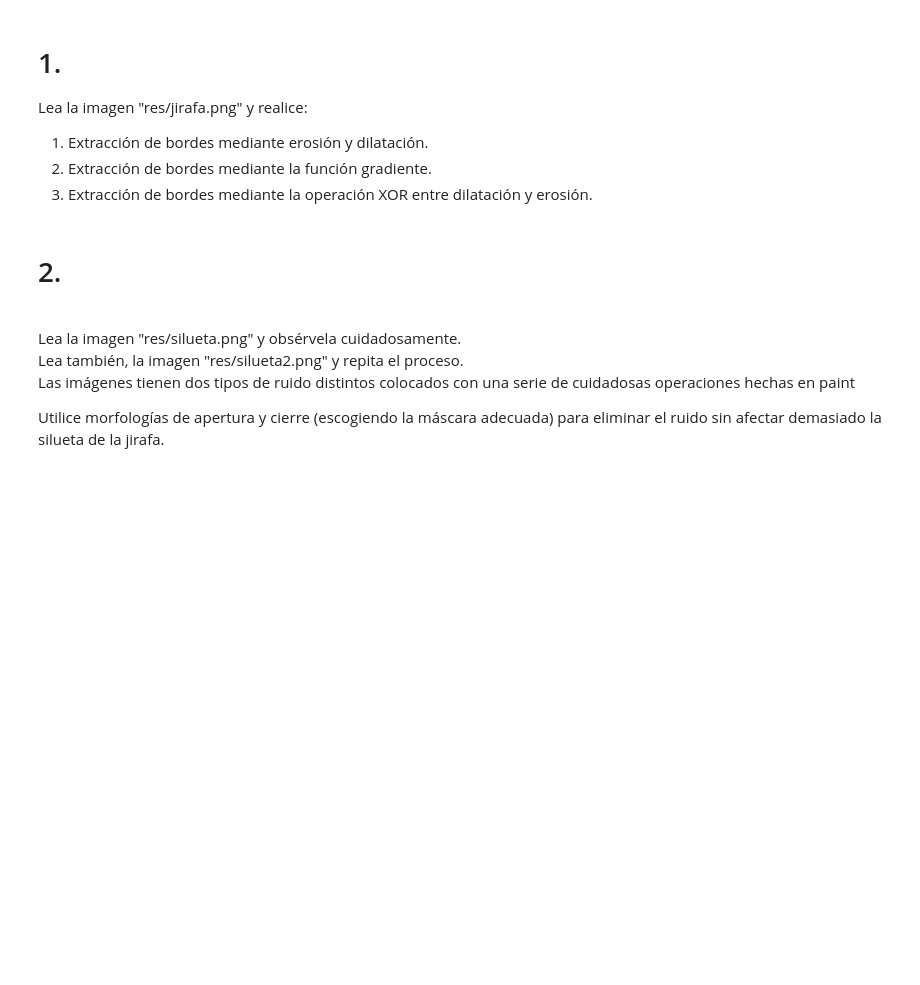
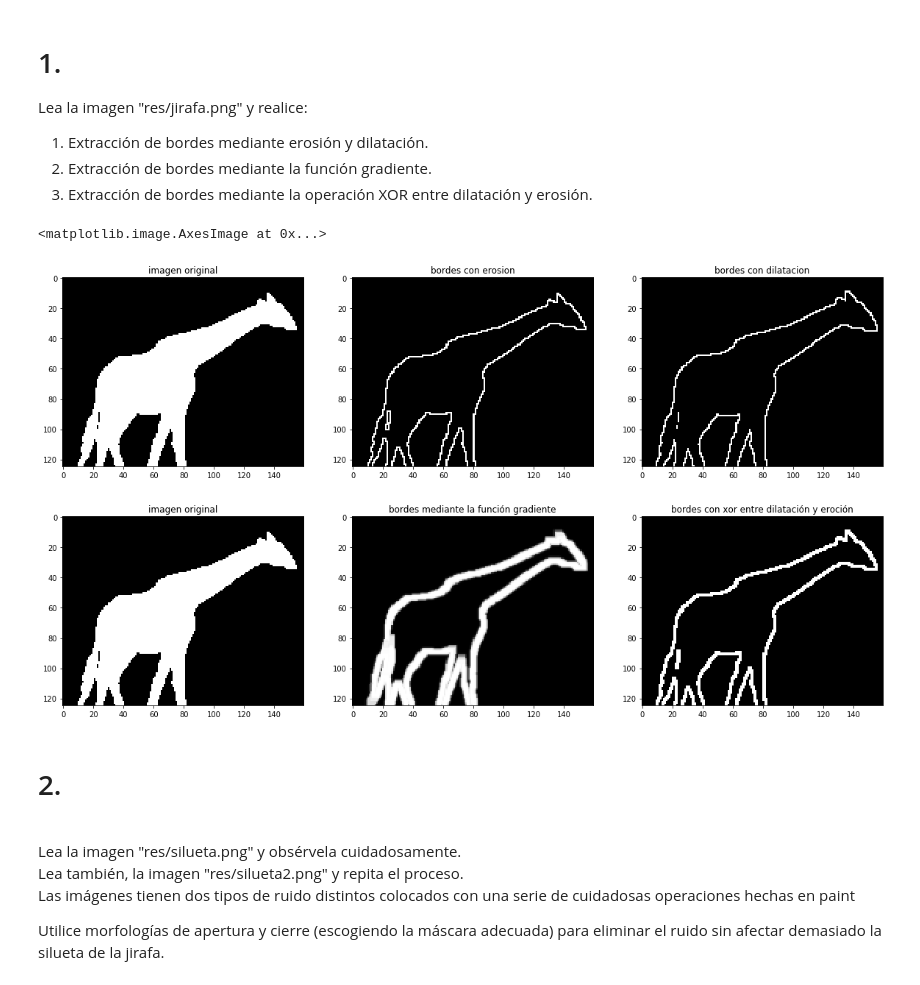
Before and after one commit to saarboledaz/vision_artificial_2019, a Jupyter notebook: Practica 5 morfo excarac/Practica 5 Morfología y Extracción.ipynb, the cells around one changed output. Saved outputs shown, nothing was run; the diff lists cells and outputs as text; code cells hidden in the pictures; blank space fills up the shorter version.

```diff
--- a/Practica 5 morfo excarac/Practica 5 Morfología y Extracción.ipynb
+++ b/Practica 5 morfo excarac/Practica 5 Morfología y Extracción.ipynb
@@ -29,6 +29,45 @@ Lea la imagen "res/jirafa.png" y realice:
 1. Extracción de bordes mediante erosión y dilatación.
 2. Extracción de bordes mediante la función gradiente.
 3. Extracción de bordes mediante la operación XOR entre dilatación y erosión.
+# %%
+#Crear la máscara
+selem = morph.rectangle(3,3)
+kernel = np.ones((5,5),np.uint8)
+
+#Leer imagen de entrada y binarizarla
+img = skimage.io.imread('res/jirafa.png', as_grey=True)
+#img  =  cv2 . imread ( 'res/jirafa.png' , 0 )
+img2= img
+img = img > 0 #forma binarizar la imagen de entrada
+
+#Realizar extracción de bordes bajo dilatación y erosión
+dilatacion = morph.binary_dilation(img,selem)
+erosion = morph.binary_erosion(img,selem)
+gradient = cv2.morphologyEx(img2, cv2.MORPH_GRADIENT, kernel)
+xor = np.logical_xor(dilatacion,erosion)
+
+
+#Crear subplot 1x5 que muestre imagen original y bordes
+fig, ax = plt.subplots(1,3, figsize=(20, 10))
+ax[0].set_title('imagen original')
+ax[0].imshow(img, cmap='gray')
+ax[1].set_title('bordes con erosion')
+ax[1].imshow(np.logical_xor(img,erosion), cmap='gray')
+ax[2].set_title('bordes con dilatacion')
+ax[2].imshow(np.logical_xor(img, dilatacion), cmap='gray')
+
+
+fig, ax = plt.subplots(1,3, figsize=(20, 10))
+ax[0].set_title('imagen original')
+ax[0].imshow(img, cmap='gray')
+ax[1].set_title('bordes mediante la función gradiente')
+ax[1].imshow((gradient), cmap='gray')
+ax[2].set_title('bordes con xor entre dilatación y eroción')
+ax[2].imshow((xor), cmap='gray')
+# %% [output]
+<matplotlib.image.AxesImage at 0x...>
+[figure, added]
+[figure, added]
 # %% [markdown]
 # 2.
 
```
Also changed, not shown: parts of 2 cells of this notebook, 1 other file.
